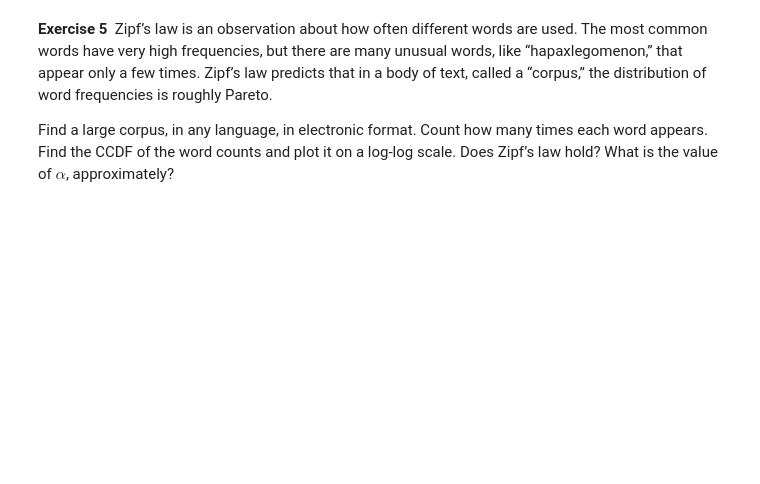
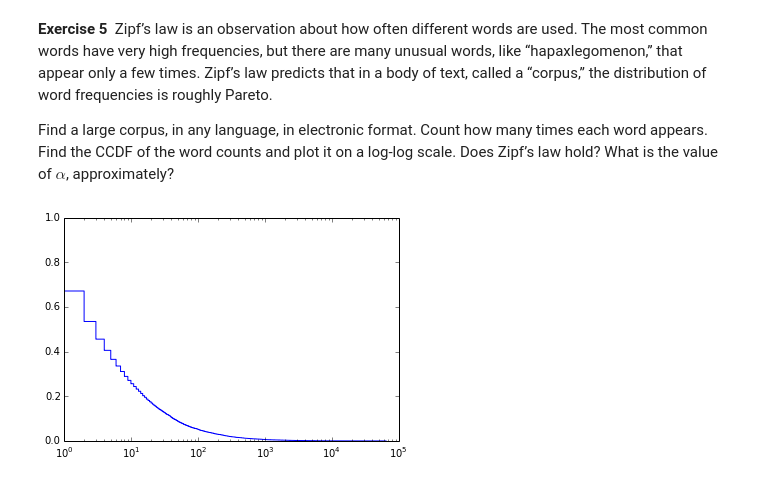
Before and after one commit to 8bit-pixies/Data-Science, a Jupyter notebook: Think-Stats/4 Continuous Distributions.ipynb, the cells around one changed output. Drawn from its saved outputs; the diff is of its cells as text; code cells hidden in the pictures; blank space fills up the shorter version.

Commit message:
pp plots

```diff
--- a/Think-Stats/4 Continuous Distributions.ipynb
+++ b/Think-Stats/4 Continuous Distributions.ipynb
@@ -271,3 +228,22 @@ Tallest person is 56861.01 m
 Find a large corpus, in any language, in electronic format. Count how many
 times each word appears. Find the CCDF of the word counts and plot it on a
 log-log scale. Does Zipf’s law hold? What is the value of \\(\alpha\\), approximately?
+# %%
+# we shall use Holy Bible KJV as our corpus.
+
+import re
+
+bible = "data/HolyBible-KJV.txt"
+dat = open(bible).read().lower()
+
+dat = re.sub(r"[^a-z' ]", ' ', dat)
+dat = re.sub(r"'", '', dat) #remove apostrophe 's
+dat = re.sub(r'\s+', ' ', dat)
+
+wordfreq = {}
+
+for word in dat.split():
+    if len(word) < 3: continue
+    wordfreq[word] = wordfreq.get(word, 0) + 1
+
+wordf = wordfreq.values()
@@ -273,0 +257,8 @@ log-log scale. Does Zipf’s law hold? What is the value of \\(\alpha\\), approx
+# %%
+# plot CCDF
+X = sorted(wordf)
+plt.step(X[::-1], np.linspace(0,1, len(X)), label='post')
+plt.xscale('log')
+plt.show()
+# %% [output]
+[figure, added]
```
Also changed, not shown: parts of 25 cells of this notebook, 3 other files.
